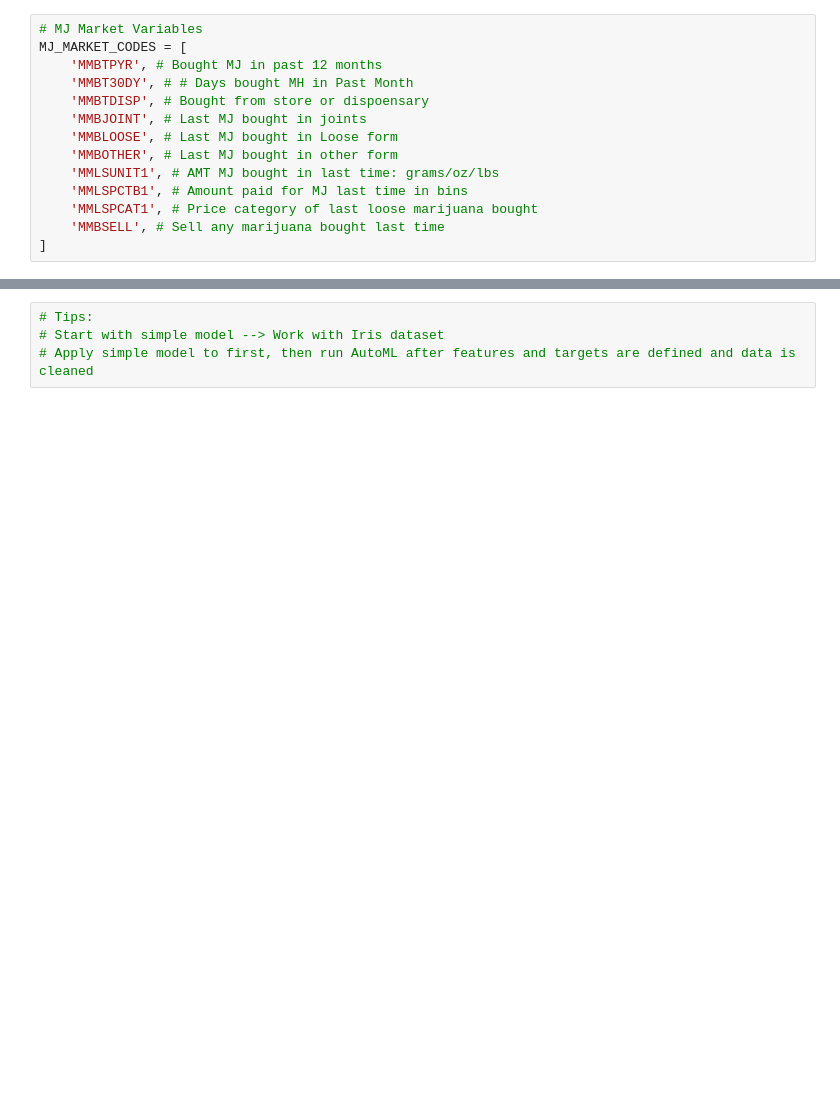
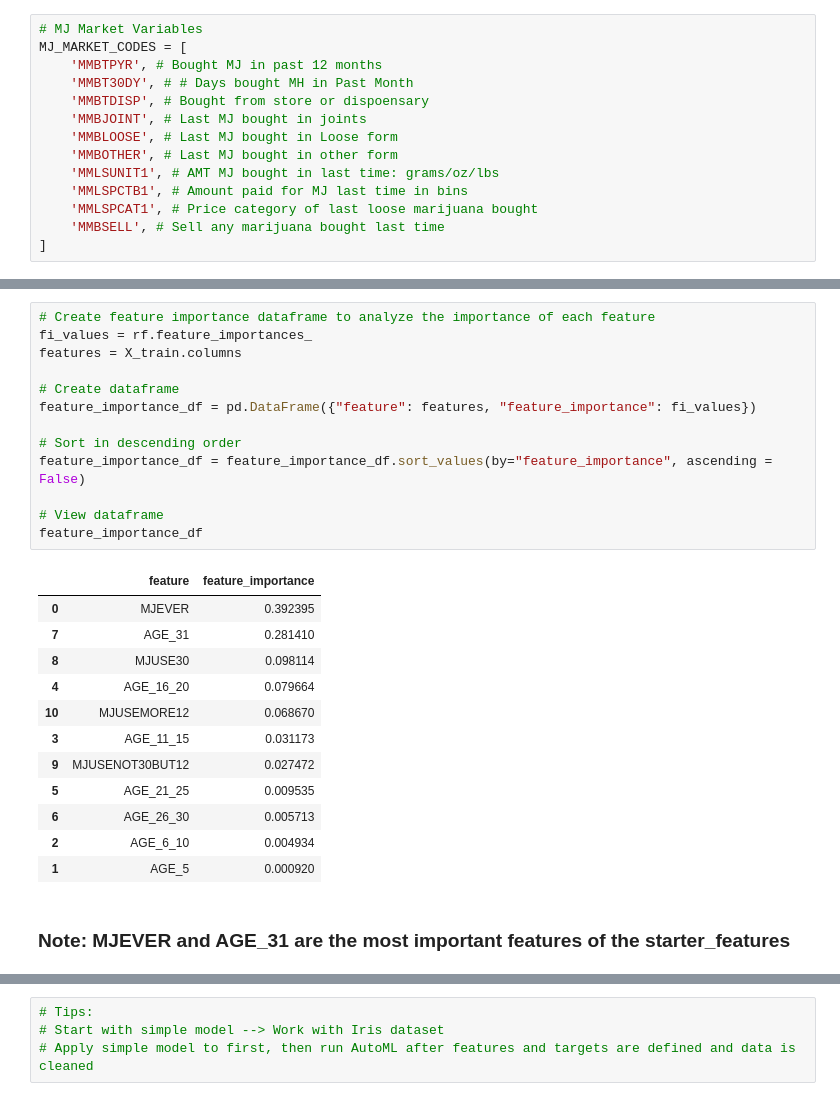
Before and after one commit to melissaprax/substance-use-mental-illness-analysis, a Jupyter notebook: starter.ipynb, the cells around one changed output, grey strips where cells are left out. Drawn from its saved outputs; the diff is of its cells as text; blank space fills up the shorter version.

```diff
--- a/starter.ipynb
+++ b/starter.ipynb
@@ -156,0 +587,28 @@ TARGETS = [
+# %%
+# Create feature importance dataframe to analyze the importance of each feature
+fi_values = rf.feature_importances_
+features = X_train.columns
+
+# Create dataframe
+feature_importance_df = pd.DataFrame({"feature": features, "feature_importance": fi_values})
+
+# Sort in descending order
+feature_importance_df = feature_importance_df.sort_values(by="feature_importance", ascending = False)
+
+# View dataframe
+feature_importance_df
+# %% [output]
+|  | feature | feature_importance |
+| 0 | MJEVER | 0.392395 |
+| 7 | AGE_31 | 0.281410 |
+| 8 | MJUSE30 | 0.098114 |
+| 4 | AGE_16_20 | 0.079664 |
+| 10 | MJUSEMORE12 | 0.068670 |
+| 3 | AGE_11_15 | 0.031173 |
+| 9 | MJUSENOT30BUT12 | 0.027472 |
+| 5 | AGE_21_25 | 0.009535 |
+| 6 | AGE_26_30 | 0.005713 |
+| 2 | AGE_6_10 | 0.004934 |
+| 1 | AGE_5 | 0.000920 |
+# %% [markdown]
+### Note: MJEVER and AGE_31 are the most important features of the starter_features
```
Also changed, not shown: parts of 50 cells of this notebook.
